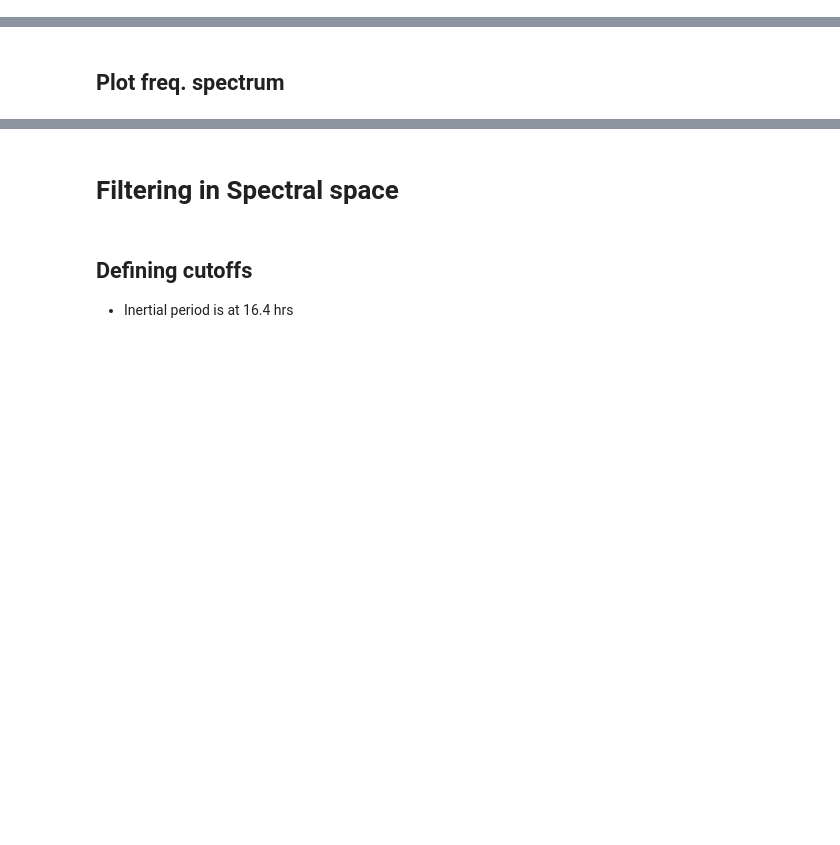
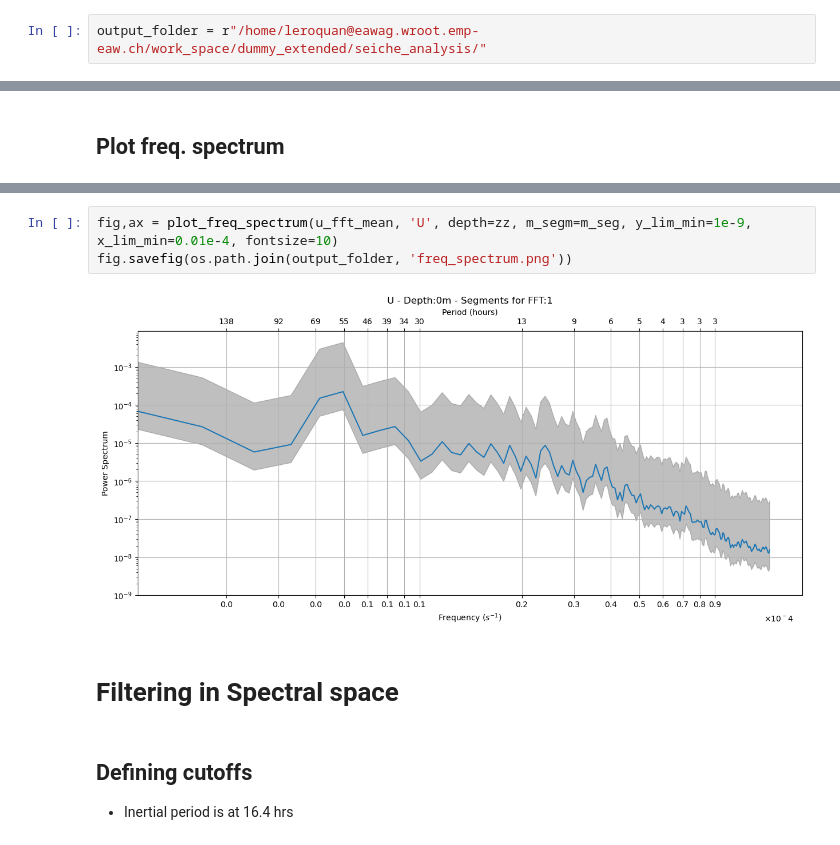
Before and after one commit to leroquan/horizontal_structure_analysis, a Jupyter notebook: seiches/compute_internal_wave_energy.ipynb, the cells around one changed output, grey strips where cells are left out. Cells and saved outputs as stored; diff of their text form; blank space fills up the shorter version.

```diff
--- a/seiches/compute_internal_wave_energy.ipynb
+++ b/seiches/compute_internal_wave_energy.ipynb
@@ -21,6 +20,8 @@ from datetime import datetime
 # %% [markdown]
 # Load data and select ZZ
 - selected zz and sliced through time
+# %%
+output_folder = r"/home/leroquan@eawag.wroot.emp-eaw.ch/work_space/dummy_extended/seiche_analysis/"
 # %%
 model = 'geneva_dummy_extended'
 mitgcm_config, ds = open_mitgcm_ds_from_config('..//config.json', model)
@@ -246,3 +91,8 @@ plt.title('U - Depth:{}m - Segments for FFT:{}'.format(zz,m_seg), fontsize=18)
+# %%
+fig,ax = plot_freq_spectrum(u_fft_mean, 'U', depth=zz, m_segm=m_seg, y_lim_min=1e-9, x_lim_min=0.01e-4, fontsize=10)
+fig.savefig(os.path.join(output_folder, 'freq_spectrum.png'))
+# %% [output]
+[figure, added]
 # %% [markdown]
 # Filtering in Spectral space
 # %% [markdown]
```
Also changed, not shown: parts of 51 cells of this notebook, 4 other files.
